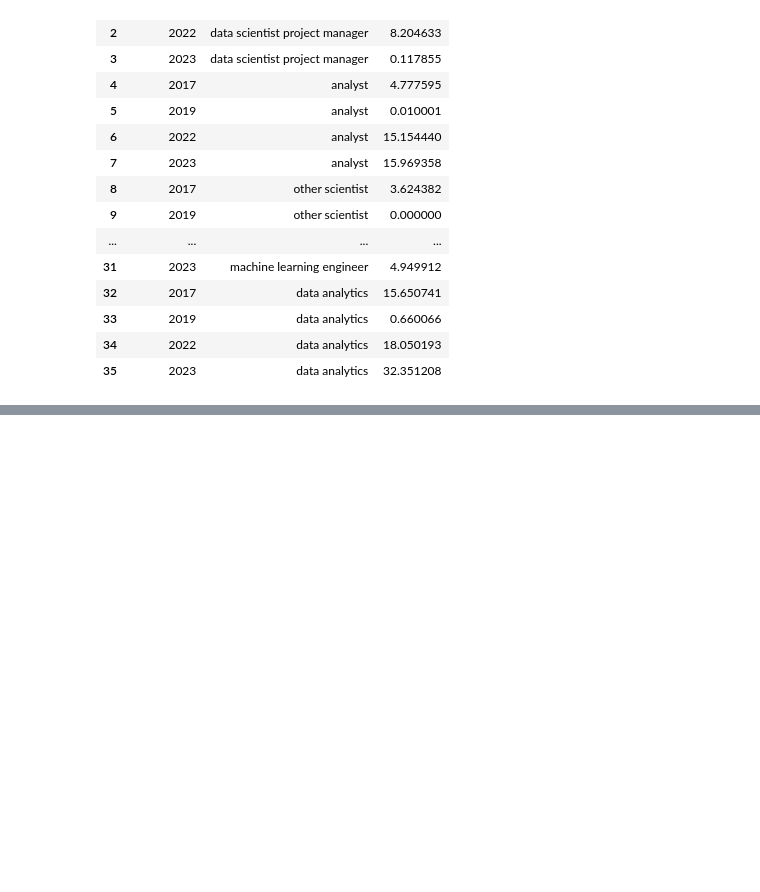
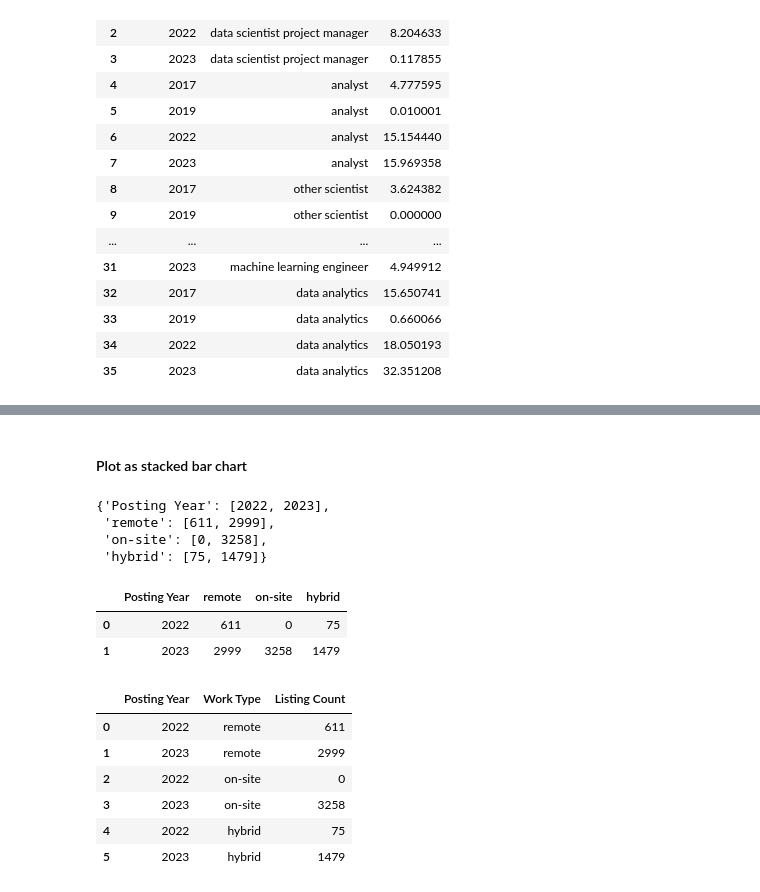
Before and after one commit to devinsuy/DataScience-Jobs-Viz, a Jupyter notebook: notebooks/python/Data Science Jobs Data/EDA_Time_Series.ipynb, the cells around one changed output, grey strips where cells are left out. Saved outputs shown, nothing was run; the diff lists cells and outputs as text; code cells hidden in the pictures; blank space fills up the shorter version.

```diff
--- a/notebooks/python/Data Science Jobs Data/EDA_Time_Series.ipynb
+++ b/notebooks/python/Data Science Jobs Data/EDA_Time_Series.ipynb
@@ -363,0 +415,55 @@ combined_stacked_job_title_fig
+# %% [markdown]
+#### Plot as stacked bar chart
+# %%
+# Generate the stacked data
+data_stacked_work_type = {
+    'Posting Year': [2022, 2023],
+    'remote': [],
+    'on-site': [],
+    'hybrid': []
+}
+
+# Partition data
+df_remote_2022 = df_remote[df_remote['posting_year'] == 2022]
+df_remote_2023 = df_remote[df_remote['posting_year'] == 2023]
+
+df_on_site_2022 = df_on_site[df_on_site['posting_year'] == 2022]
+df_on_site_2023 = df_on_site[df_on_site['posting_year'] == 2023]
+
+df_hybrid_2022 = df_hybrid[df_hybrid['posting_year'] == 2022]
+df_hybrid_2023 = df_hybrid[df_hybrid['posting_year'] == 2023]
+
+# Generate counts
+data_stacked_work_type['remote'].append(df_remote_2022.shape[0])
+data_stacked_work_type['remote'].append(df_remote_2023.shape[0])
+
+data_stacked_work_type['on-site'].append(df_on_site_2022.shape[0])
+data_stacked_work_type['on-site'].append(df_on_site_2023.shape[0])
+
+data_stacked_work_type['hybrid'].append(df_hybrid_2022.shape[0])
+data_stacked_work_type['hybrid'].append(df_hybrid_2023.shape[0])
+
+data_stacked_work_type
+# %% [output]
+{'Posting Year': [2022, 2023],
+ 'remote': [611, 2999],
+ 'on-site': [0, 3258],
+ 'hybrid': [75, 1479]}
+# %%
+df_stacked_work_type = pd.DataFrame(data_stacked_work_type)
+df_stacked_work_type
+# %% [output]
+|  | Posting Year | remote | on-site | hybrid |
+| 0 | 2022 | 611 | 0 | 75 |
+| 1 | 2023 | 2999 | 3258 | 1479 |
+# %%
+df_stacked_work_type_melt = df_stacked_work_type.melt('Posting Year', var_name='Work Type', value_name='Listing Count')
+df_stacked_work_type_melt
+# %% [output]
+|  | Posting Year | Work Type | Listing Count |
+| 0 | 2022 | remote | 611 |
+| 1 | 2023 | remote | 2999 |
+| 2 | 2022 | on-site | 0 |
+| 3 | 2023 | on-site | 3258 |
+| 4 | 2022 | hybrid | 75 |
+| 5 | 2023 | hybrid | 1479 |
```
Also changed, not shown: parts of 15 cells of this notebook, 2 other files.
